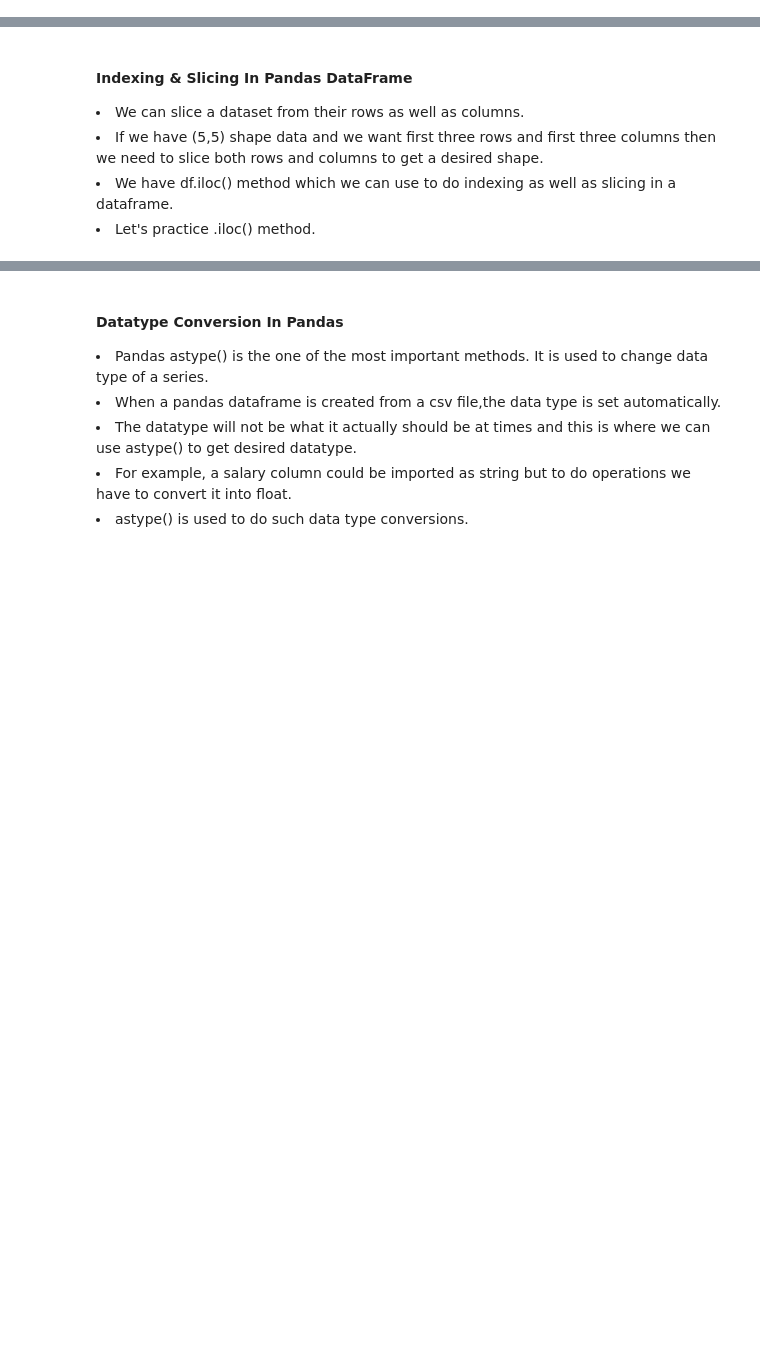
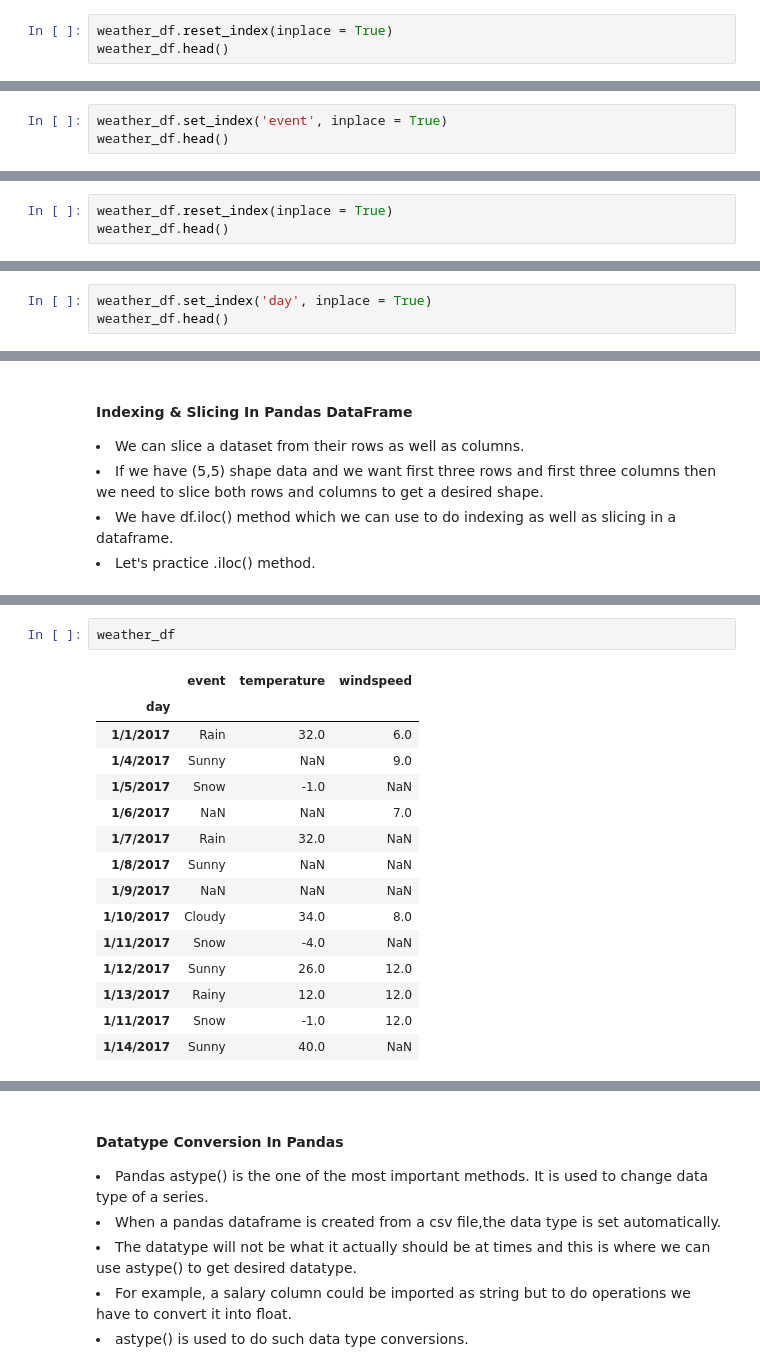
Before and after one commit to prabhat-123/Lumbini_DS_Class, a Jupyter notebook: pandas_basics.ipynb, the cells around one changed output, grey strips where cells are left out. Saved outputs shown, nothing was run; the diff lists cells and outputs as text; blank space fills up the shorter version.

```diff
--- a/pandas_basics.ipynb
+++ b/pandas_basics.ipynb
@@ -924,0 +977,3 @@ car_details_df.loc[:, ['name', 'selling_price', 'km_driven']]
+# %%
+weather_df.reset_index(inplace = True)
+weather_df.head()
@@ -924,0 +987,3 @@ car_details_df.loc[:, ['name', 'selling_price', 'km_driven']]
+# %%
+weather_df.set_index('event', inplace = True)
+weather_df.head()
@@ -926,3 +1016,6 @@ car_details_df.loc[:, ['name', 'selling_price', 'km_driven']]
 ### Selecting Multiple Rows From the DataFrame
 
 ![](images/selecting_multiple_rows.png)
+# %%
+weather_df.reset_index(inplace = True)
+weather_df.head()
@@ -928,0 +1029,3 @@ car_details_df.loc[:, ['name', 'selling_price', 'km_driven']]
+# %%
+weather_df.set_index('day', inplace = True)
+weather_df.head()
@@ -935,0 +1088,18 @@ car_details_df.loc[:, ['name', 'selling_price', 'km_driven']]
+# %%
+weather_df
+# %% [output]
+|  | event | temperature | windspeed |
+| day |  |  |  |
+| 1/1/2017 | Rain | 32.0 | 6.0 |
+| 1/4/2017 | Sunny | NaN | 9.0 |
+| 1/5/2017 | Snow | -1.0 | NaN |
+| 1/6/2017 | NaN | NaN | 7.0 |
+| 1/7/2017 | Rain | 32.0 | NaN |
+| 1/8/2017 | Sunny | NaN | NaN |
+| 1/9/2017 | NaN | NaN | NaN |
+| 1/10/2017 | Cloudy | 34.0 | 8.0 |
+| 1/11/2017 | Snow | -4.0 | NaN |
+| 1/12/2017 | Sunny | 26.0 | 12.0 |
+| 1/13/2017 | Rainy | 12.0 | 12.0 |
+| 1/11/2017 | Snow | -1.0 | 12.0 |
+| 1/14/2017 | Sunny | 40.0 | NaN |
```
Also changed, not shown: parts of 56 cells of this notebook.
